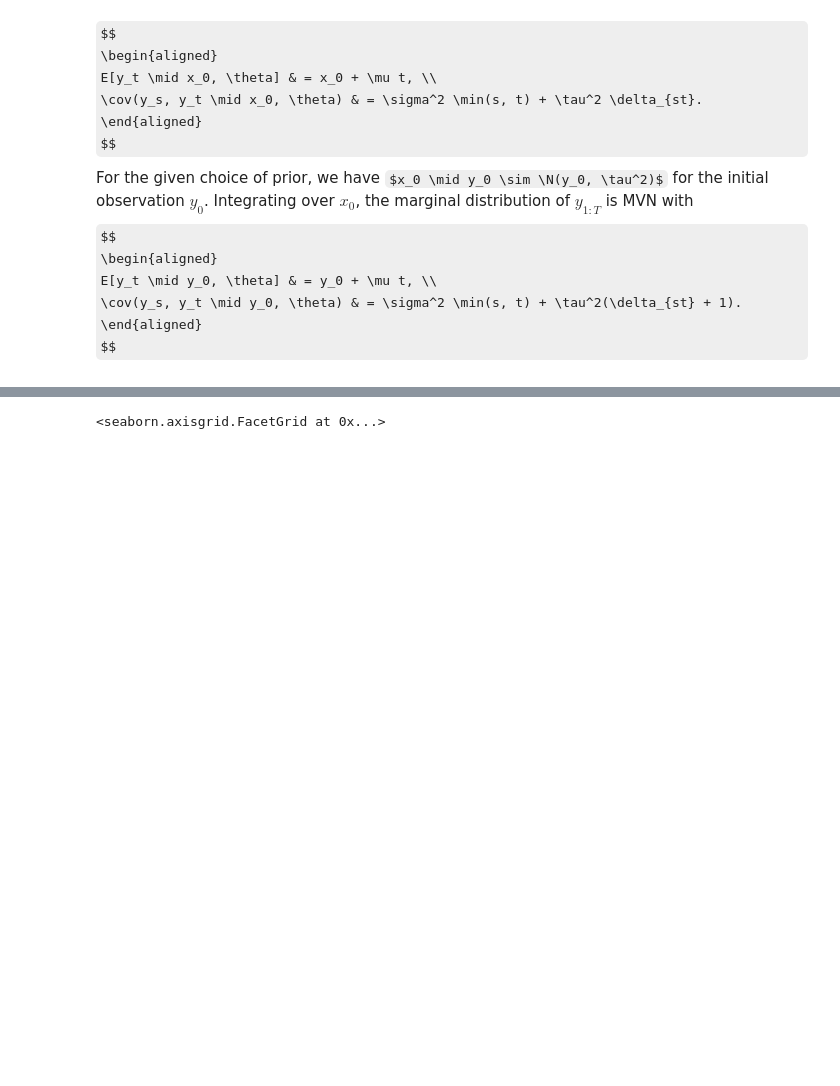
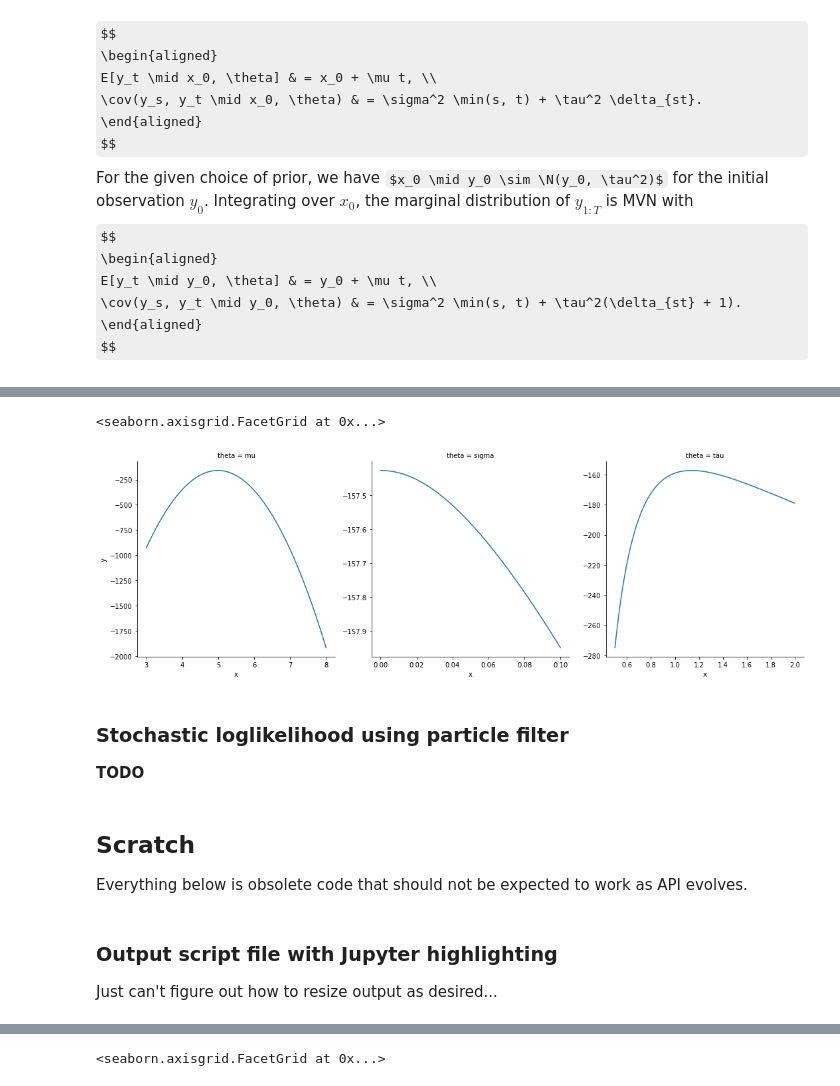
Before and after one commit to mlysy/pfjax, a Jupyter notebook: pfjax.ipynb, the cells around one changed output, grey strips where cells are left out. Saved outputs shown, nothing was run; the diff lists cells and outputs as text; code cells hidden in the pictures; some formulas as TeX source; blank space fills up the shorter version.

```diff
--- a/pfjax.ipynb
+++ b/pfjax.ipynb
@@ -210,0 +241,31 @@ DeviceArray(-0.14218079, dtype=float64)
+# %%
+# plot exact likelihood
+theta_lims = np.array([[3., 8.], [0., .1], [.5, 2]])
+#theta_lims = np.array([[3., 8.], [.194, .195], [0, 10]])
+theta_names = ["mu", "sigma", "tau"]
+n_pts = 100
+
+# calculate projection plot
+plot_df = proj_data(lambda th: bm_loglik(y_meas, dt, th),
+                    theta, theta_lims, theta_names)
+
+sns.relplot(
+    data=plot_df, kind="line",
+    x="x", y="y", col="theta",
+    facet_kws=dict(sharex=False, sharey=False)
+)
+# %% [output]
+<seaborn.axisgrid.FacetGrid at 0x...>
+[figure, added]
+# %% [markdown]
+### Stochastic loglikelihood using particle filter
+
+**TODO**
+# %% [markdown]
+## Scratch
+
+Everything below is obsolete code that should not be expected to work as API evolves.
+# %% [markdown]
+### Output script file with Jupyter highlighting
+
+Just can't figure out how to resize output as desired...
```
Also changed, not shown: parts of 20 cells of this notebook.
